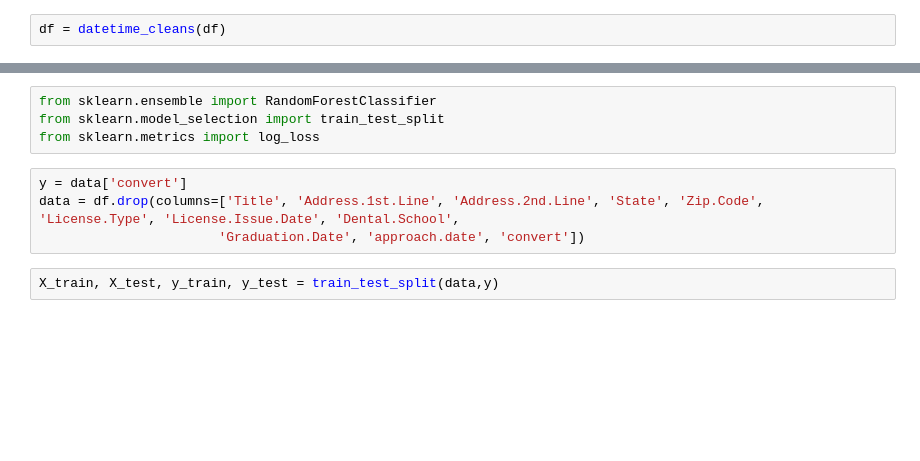
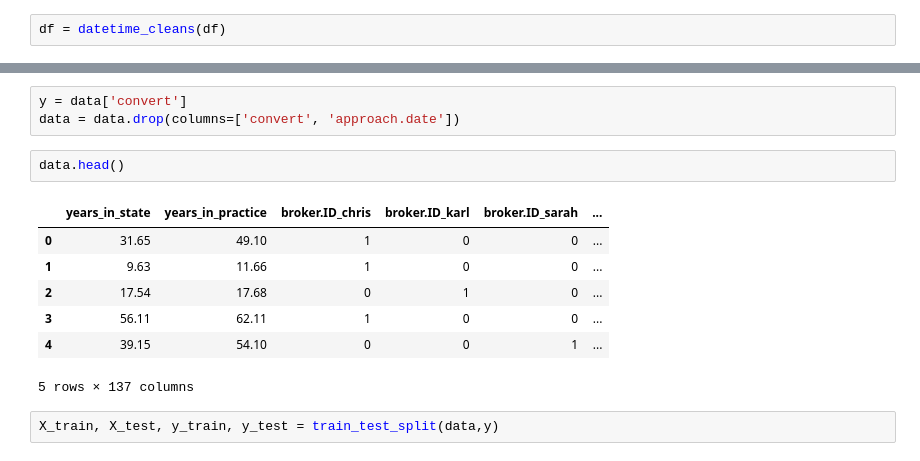
Before and after one commit to elizabethguy86/Practice_Purchase, a Jupyter notebook: david_eda.ipynb, the cells around one changed output, grey strips where cells are left out. Saved outputs shown, nothing was run; the diff lists cells and outputs as text; blank space fills up the shorter version.

Commit message:
make changes with code for data cleaning

```diff
--- a/david_eda.ipynb
+++ b/david_eda.ipynb
@@ -36,11 +50,16 @@ data.head()
-# %%
-from sklearn.ensemble import RandomForestClassifier
-from sklearn.model_selection import train_test_split
-from sklearn.metrics import log_loss
-# %%
-y = data['convert']
-data = df.drop(columns=['Title', 'Address.1st.Line', 'Address.2nd.Line', 'State', 'Zip.Code', 'License.Type', 'License.Issue.Date', 'Dental.School',
-                       'Graduation.Date', 'approach.date', 'convert'])
+# %%
+y = data['convert']
+data = data.drop(columns=['convert', 'approach.date'])
+# %%
+data.head()
+# %% [output]
+|  | years_in_state | years_in_practice | broker.ID_chris | broker.ID_karl | broker.ID_sarah | ... |
+| 0 | 31.65 | 49.10 | 1 | 0 | 0 | ... |
+| 1 | 9.63 | 11.66 | 1 | 0 | 0 | ... |
+| 2 | 17.54 | 17.68 | 0 | 1 | 0 | ... |
+| 3 | 56.11 | 62.11 | 1 | 0 | 0 | ... |
+| 4 | 39.15 | 54.10 | 0 | 0 | 1 | ... |
+5 rows × 137 columns
 # %%
 X_train, X_test, y_train, y_test = train_test_split(data,y)
 # %%
```
Also changed, not shown: parts of 14 cells of this notebook, 1 other file.
